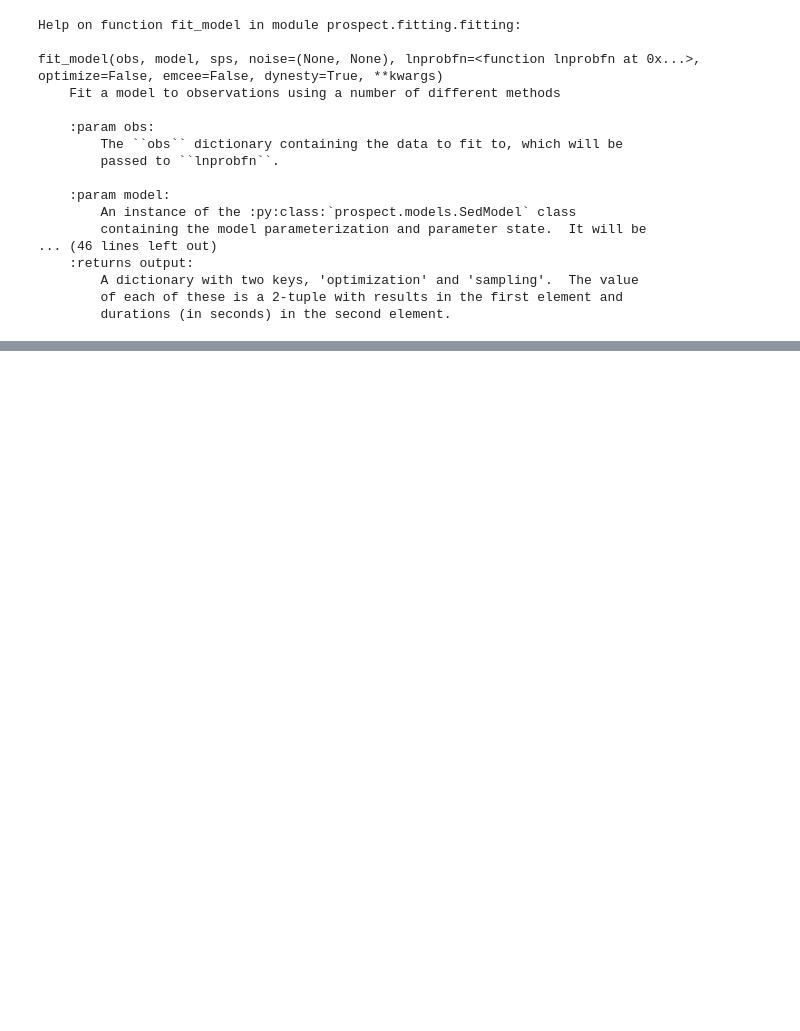
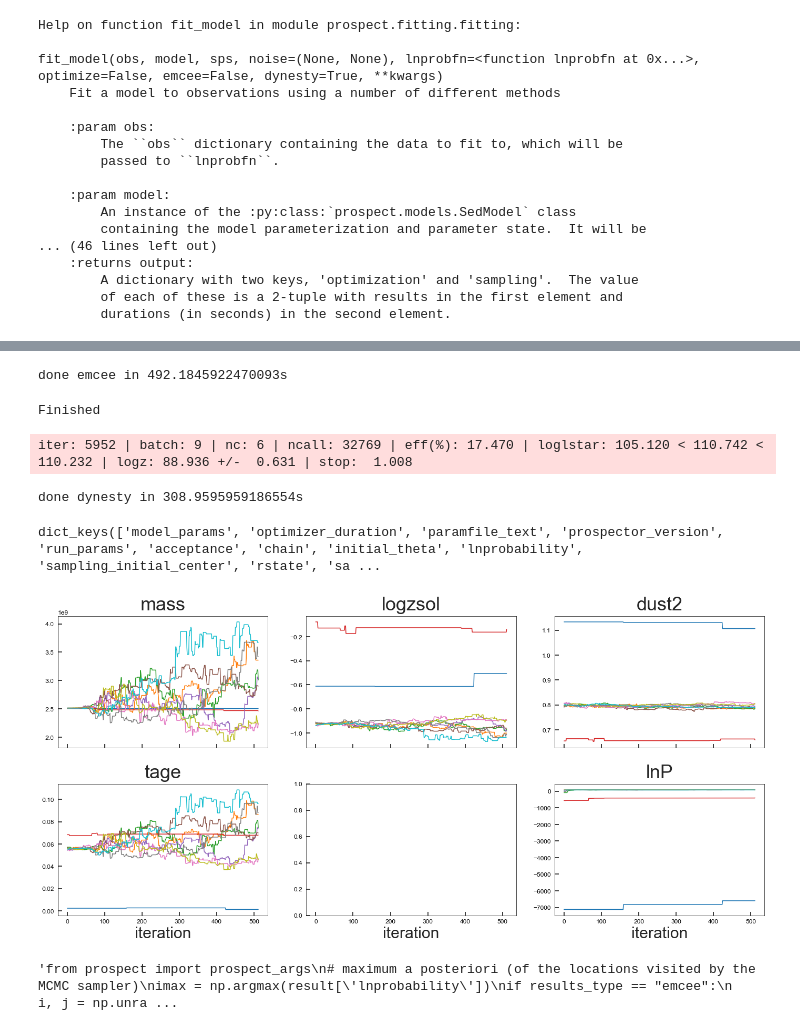
Before and after one commit to pyaritra/J1059, a Jupyter notebook: Untitled.ipynb, the cells around one changed output, grey strips where cells are left out. Drawn from its saved outputs; the diff is of its cells as text; code cells hidden in the pictures; blank space fills up the shorter version.

```diff
--- a/Untitled.ipynb
+++ b/Untitled.ipynb
@@ -847,0 +870,16 @@ NameError: name 'output' is not defined
+# %%
+output = fit_model(obs, model, sps, lnprobfn=lnprobfn, **run_params)
+print('done emcee in {0}s'.format(output["sampling"][1]))
+# %% [output]
+done emcee in 492.1845922470093s
+# %%
+from prospect.io import write_results as writer
+hfile = "demo_emcee_mcmc.h5"
+writer.write_hdf5(hfile, run_params, model, obs,
+                  output["sampling"][0], output["optimization"][0],
+                  tsample=output["sampling"][1],
+                  toptimize=output["optimization"][1])
+
+print('Finished')
+# %% [output]
+Finished
@@ -847,0 +896,48 @@ NameError: name 'output' is not defined
+# %%
+output = fit_model(obs, model, sps, lnprobfn=lnprobfn, **run_params)
+print('done dynesty in {0}s'.format(output["sampling"][1]))
+# %% [output]
+iter: 5952 | batch: 9 | nc: 6 | ncall: 32769 | eff(%): 17.470 | loglstar: 105.120 < 110.742 < 110.232 | logz: 88.936 +/-  0.631 | stop:  1.008
+done dynesty in 308.9595959186554s
+# %%
+import prospect.io.read_results as reader
+results_type = "emcee" # | "dynesty"
+# grab results (dictionary), the obs dictionary, and our corresponding models
+# When using parameter files set `dangerous=True`
+result, obs, _ = reader.results_from("demo_{}_mcmc.h5".format(results_type), dangerous=False)
+
+#The following commented lines reconstruct the model and sps object,
+# if a parameter file continaing the `build_*` methods was saved along with the results
+#model = reader.get_model(result)
+#sps = reader.get_sps(result)
+
+# let's look at what's stored in the `result` dictionary
+print(result.keys())
+# %% [output]
+dict_keys(['model_params', 'optimizer_duration', 'paramfile_text', 'prospector_version', 'run_params', 'acceptance', 'chain', 'initial_theta', 'lnprobability', 'sampling_initial_center', 'rstate', 'sa ...
+# %%
+if results_type == "emcee":
+    chosen = np.random.choice(result["run_params"]["nwalkers"], size=10, replace=False)
+    tracefig = reader.traceplot(result, figsize=(20,10), chains=chosen)
+else:
+    tracefig = reader.traceplot(result, figsize=(20,10))
+# %% [output]
+[figure, added]
+# %%
+'''from prospect import prospect_args
+# maximum a posteriori (of the locations visited by the MCMC sampler)
+imax = np.argmax(result['lnprobability'])
+if results_type == "emcee":
+    i, j = np.unravel_index(imax, result['lnprobability'].shape)
+    theta_max = result['chain'][i, j, :].copy()
+    thin = 5
+else:
+    theta_max = result["chain"][imax, :]
+    thin = 1
+
+print('Optimization value: {}'.format(theta_best))
+print('MAP value: {}'.format(theta_max))
+cornerfig = reader.subcorner(result, start=0, thin=thin, truths=theta_best,
+                             fig=subplots(5,5,figsize=(27,27))[0])'''
+# %% [output]
+'from prospect import prospect_args\n# maximum a posteriori (of the locations visited by the MCMC sampler)\nimax = np.argmax(result[\'lnprobability\'])\nif results_type == "emcee":\n    i, j = np.unra ...
```
Also changed, not shown: parts of 5 cells of this notebook.
